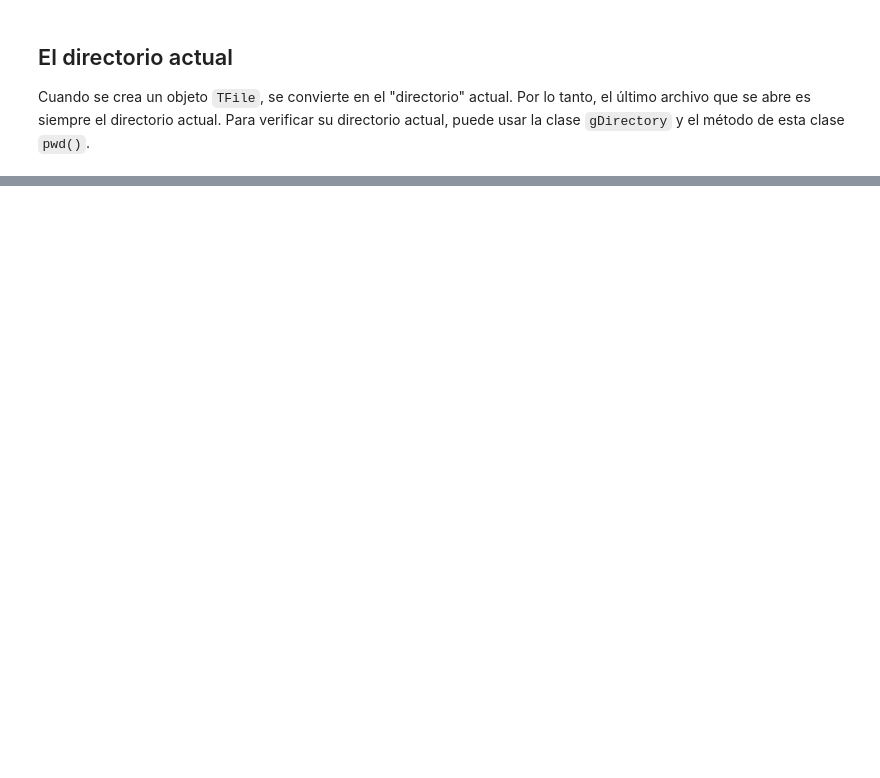
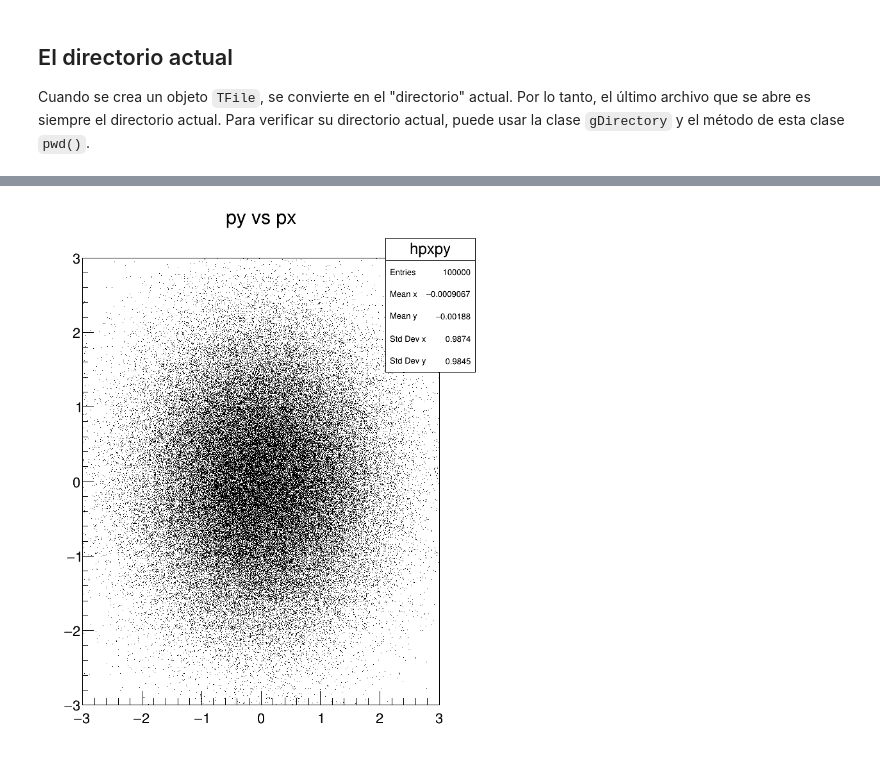
Before and after one commit to casfisica/Fisica_Computacional-1_2020-II, a Jupyter notebook: pyROOT_TFile_Tree.ipynb, the cells around one changed output, grey strips where cells are left out. Cells and saved outputs as stored; diff of their text form; code cells hidden in the pictures; blank space fills up the shorter version.

```diff
--- a/pyROOT_TFile_Tree.ipynb
+++ b/pyROOT_TFile_Tree.ipynb
@@ -151,0 +479,5 @@ En el capítulo "Entrada / Salida", vimos cómo se pueden guardar los objetos en
+# %%
+hpxpy.Draw()
+c1.Draw()
+# %% [output]
+[figure, added]
```
Also changed, not shown: parts of 46 cells of this notebook.
